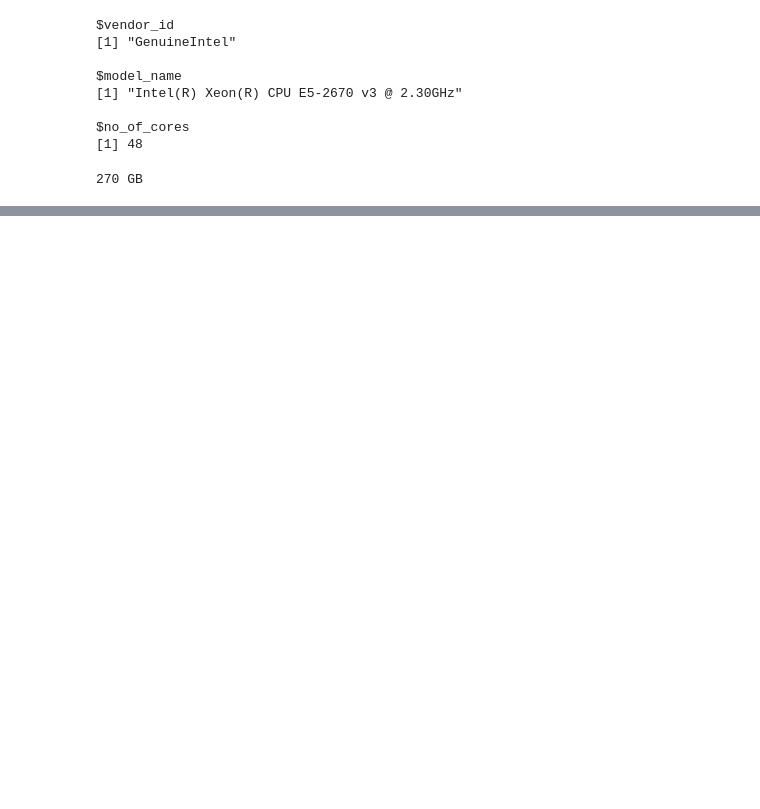
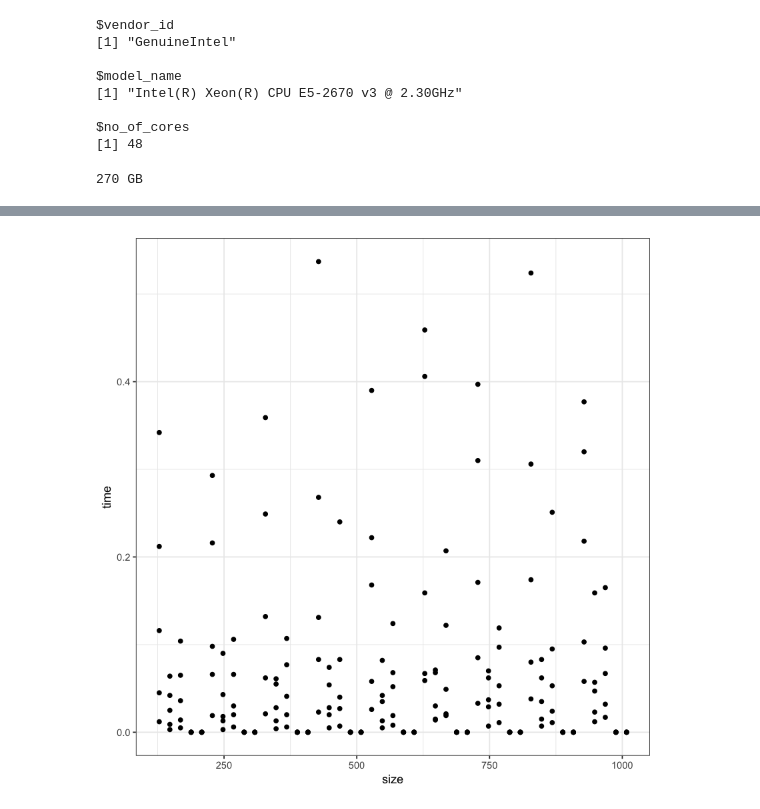
Before and after one commit to heleeos/scalable_gp, a Jupyter notebook: SGP.ipynb, the cells around one changed output, grey strips where cells are left out. Drawn from its saved outputs; the diff is of its cells as text; code cells hidden in the pictures; blank space fills up the shorter version.

```diff
--- a/SGP.ipynb
+++ b/SGP.ipynb
@@ -365,0 +489,13 @@ ggplot(data = data.frame(x = xtest, y = nene_mspe$mean,
+# %%
+set.seed(100)
+ex_size <- seq(2^7, 2^10, by = 20)
+gp_time <- NULL
+
+for (i in 1:length(ex_size)) {
+    size <- ex_size[i]
+    xtrain <- runif(size, min = -10, max = 10)
+    ytrain = sinc(xtrain) + rnorm(size, sd = 0.1)
+    start = proc.time()
+    gp_mspe <- gausspr(xtrain, ytrain)
+    gp_time <- c(gp_time, proc.time() - start)
+}
@@ -366,3 +520,9 @@ ggplot(data = data.frame(x = xtest, y = nene_mspe$mean,
+# %%
+data.frame(size = ex_size, time = gp_time) %>%
+    ggplot(aes(x = size, y = time)) +
+    geom_point()
+# %% [output]
+[figure, added]
 # %% [markdown]
 # Discussion
 
```
Also changed, not shown: parts of 20 cells of this notebook.
